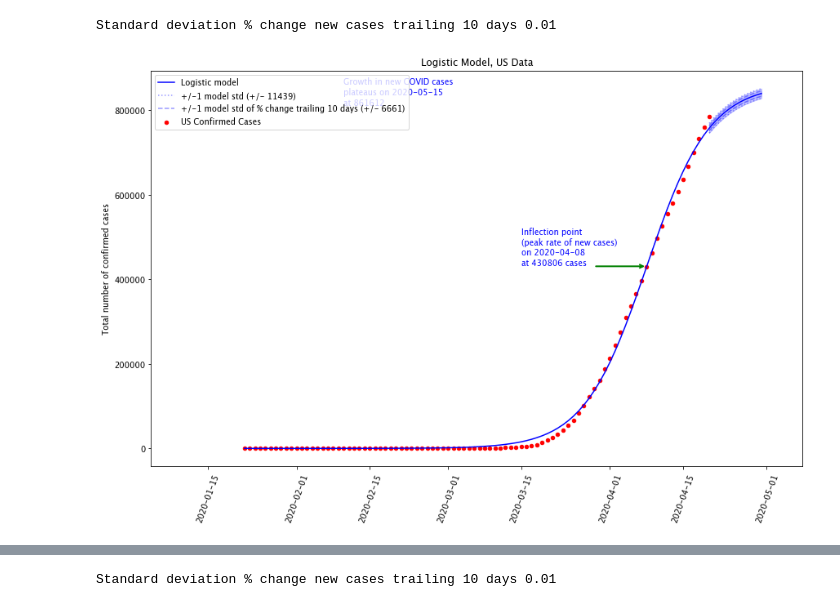
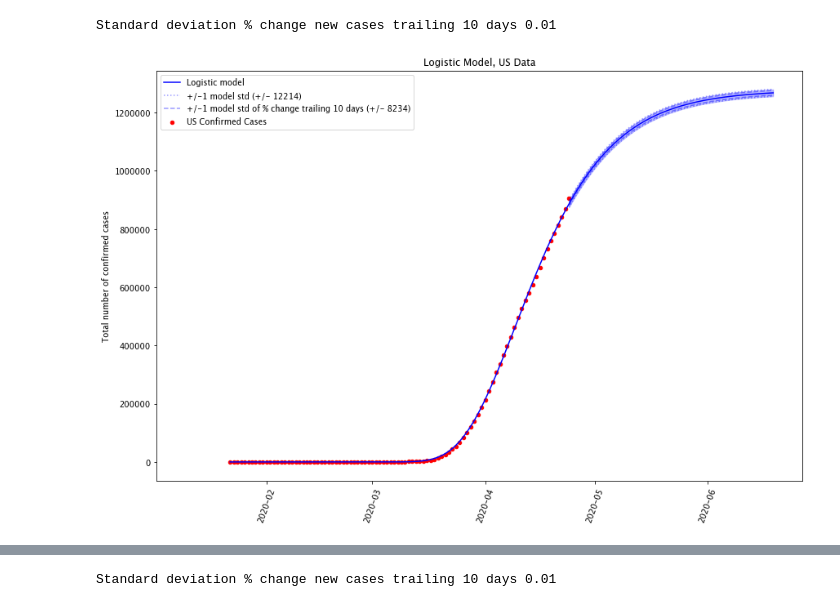
Before and after one commit to jayurbain/covid19, a Jupyter notebook: covid19_logistic_model.ipynb, the cells around one changed output, grey strips where cells are left out. Saved outputs shown, nothing was run; the diff lists cells and outputs as text; code cells hidden in the pictures.

```diff
--- a/covid19_logistic_model.ipynb
+++ b/covid19_logistic_model.ipynb
@@ -1234,7 +1234,7 @@ df = df_us['Cases'].to_frame('Cases').reset_index()[:]
 df
 x_us = df.index
 y_us = df['Cases']
-fit = curve_fit(logistic_model,x_us,y_us,p0=[2,75,1000000])
+fit = curve_fit(gompertz_model,x_us,y_us,p0=[2,75,1000000])
 
 popt_us = fit[0] # optimized parameters
 pcov_us = fit[1] # covariance matrix
@@ -1253,7 +1253,7 @@ print('errors', errors)
 print('Expected number of infected people at infection end:', round(c,2), '+/-', round(errors[1],2))
 print('Infection peak in days from start:', round(b,2), '+/-', round(errors[1],2))
 
-us_inflection_date = np.datetime64(df_confirmed.index.values.min()) + np.timedelta64(int(round(b,2)),'D')
+us_inflection_date = np.datetime64(df_confirmed.index.values.min()) + np.timedelta64(int(round(a,2)),'D')
 print('us_inflection_date',us_inflection_date)
 
 us_inflection_date_string = np.datetime_as_string(us_inflection_date, unit='D')
@@ -1288,8 +1288,8 @@ us_day_offset = 0
 us_end_offset = len(df_us)
 x_us = df_us.index
 y_us = df_us['Cases']
-x_ext = np.arange(100)
-x_ext_offset = np.arange(len(df_us)-1, 100)
+x_ext = np.arange(150)
+x_ext_offset = np.arange(len(df_us)-1, 150)
 
 fig, ax = plt.subplots(figsize=(12,8), constrained_layout=True)
 degrees = 70
@@ -1301,51 +1301,68 @@ plt.scatter(d, y_us, color="red", marker='o', s=20, label="US Confirmed Cases")
 # Fitted logistic curve
 # [np.datetime64('2020-01-22') + np.timedelta64(i,'D') for i in x_ext]
 
-plt.plot([np.datetime64('2020-01-22') + np.timedelta64(i,'D') for i in x_ext], [logistic_model(i, popt_us[0], popt_us[1], popt_us[2]*1) for i in x_ext], 'b-', label="Logistic model" )
+plt.plot([np.datetime64('2020-01-22') + np.timedelta64(i,'D') for i in x_ext], [gompertz_model(i, popt_us[0], popt_us[1], popt_us[2]*1) for i in x_ext], 'b-', label="Logistic model" )
 
 dd = [np.datetime64('2020-01-22') + np.timedelta64(i,'D') for i in x_ext_offset]
 stdcalc = int(pcov_us[2,2]**0.5)
 stdlabel = '+/-1 model std (+/- ' + str(stdcalc) + ')'
-plt.plot(dd, [logistic_model(i, popt_us[0], popt_us[1], popt_us[2]*1)+stdcalc for i in x_ext_offset], 'b:', alpha=.4, label=stdlabel )
-plt.plot(dd, [logistic_model(i, popt_us[0], popt_us[1], popt_us[2]*1)-stdcalc for i in x_ext_offset], 'b:', alpha=.4 )
+plt.plot(dd, [gompertz_model(i, popt_us[0], popt_us[1], popt_us[2]*1)+stdcalc for i in x_ext_offset], 'b:', alpha=.4, label=stdlabel )
+plt.plot(dd, [gompertz_model(i, popt_us[0], popt_us[1], popt_us[2]*1)-stdcalc for i in x_ext_offset], 'b:', alpha=.4 )
 
 plt.fill_between(dd,
-                 [logistic_model(i, popt_us[0], popt_us[1], popt_us[2]*1)+stdcalc for i in x_ext_offset],
-                 [logistic_model(i, popt_us[0], popt_us[1], popt_us[2]*1)-stdcalc for i in x_ext_offset],
+                 [gompertz_model(i, popt_us[0], popt_us[1], popt_us[2]*1)+stdcalc for i in x_ext_offset],
+                 [gompertz_model(i, popt_us[0], popt_us[1], popt_us[2]*1)-stdcalc for i in x_ext_offset],
                  color="blue", alpha=.2)
 
 std_10_factor = int(popt_us[2]*std_10)
 stdlabel = '+/-1 model std of % change trailing 10 days (+/- ' + str(std_10_factor) + ')'
-plt.plot(dd, [logistic_model(i, popt_us[0], popt_us[1], popt_us[2]*1)+ (logistic_model(i, popt_us[0], popt_us[1], popt_us[2]*1)*std_10) for i in x_ext_offset], 'b--', alpha=.4, label=stdlabel )
-plt.plot(dd, [logistic_model(i, popt_us[0], popt_us[1], popt_us[2]*1)- (logistic_model(i, popt_us[0], popt_us[1], popt_us[2]*1)*std_10) for i in x_ext_offset], 'b--', alpha=.4 )
+plt.plot(dd, [gompertz_model(i, popt_us[0], popt_us[1], popt_us[2]*1)+ (gompertz_model(i, popt_us[0], popt_us[1], popt_us[2]*1)*std_10) for i in x_ext_offset], 'b--', alpha=.4, label=stdlabel )
+plt.plot(dd, [gompertz_model(i, popt_us[0], popt_us[1], popt_us[2]*1)- (gompertz_model(i, popt_us[0], popt_us[1], popt_us[2]*1)*std_10) for i in x_ext_offset], 'b--', alpha=.4 )
 
 plt.fill_between(dd,
-                 [logistic_model(i, popt_us[0], popt_us[1], popt_us[2]*1)+ (logistic_model(i, popt_us[0], popt_us[1], popt_us[2]*1)*std_10) for i in x_ext_offset],
-                 [logistic_model(i, popt_us[0], popt_us[1], popt_us[2]*1)- (logistic_model(i, popt_us[0], popt_us[1], popt_us[2]*1)*std_10) for i in x_ext_offset],
+                 [gompertz_model(i, popt_us[0], popt_us[1], popt_us[2]*1)+ (gompertz_model(i, popt_us[0], popt_us[1], popt_us[2]*1)*std_10) for i in x_ext_offset],
+                 [gompertz_model(i, popt_us[0], popt_us[1], popt_us[2]*1)- (gompertz_model(i, popt_us[0], popt_us[1], popt_us[2]*1)*std_10) for i in x_ext_offset],
                  color="blue", alpha=.1)
 
-style = dict(size=10, color='blue')
-d = np.datetime_as_string( np.datetime64(us_inflection_date_string))
-do = np.datetime_as_string( np.datetime64(us_inflection_date_string) + np.timedelta64(-24,'D') )
-ax.text(do, round(popt_us[2]/2*1)+1000, 'Inflection point \n(peak rate of new cases) \non ' + d + '\nat ' + str(int(popt_us[2]/2*1)) + ' cases' , **style)
-d = np.datetime_as_string( np.datetime64(us_inflection_end_date_string))
-do = np.datetime_as_string( np.datetime64(us_inflection_end_date_string) + np.timedelta64(-95,'D') )
-ax.text(do, round(popt_us[2]*1)-50000, 'Growth in new COVID cases \nplateaus on ' + us_inflection_end_date_string + '\nat ' + str(int(popt_us[2]*1)), **style)
+# dates
+# us_inflection_date = np.datetime64(df_confirmed.index.values.min()) + np.timedelta64(int(round(popt_us[2]/2,2)),'D')
+# print('us_inflection_date',us_inflection_date)
+
+# us_inflection_date_string = np.datetime_as_string(us_inflection_date, unit='D')
+# print('us_inflection_date_string', us_inflection_date_string)
+
+# d = int(fsolve(lambda x_it : gompertz_model(x_it,a,b,c) - int(c), b))
+# print('days end', d)
+
+# us_inflection_end_date = np.datetime64(df_confirmed.index.values.min()) + np.timedelta64(int(round(d,2)),'D')
+
+# us_inflection_end_date_string = np.datetime_as_string(us_inflection_end_date, unit='D')
+# print('infection_end_date_string', infection_end_date_string)
+#
+
+
+# style = dict(size=10, color='blue')
+# d = np.datetime_as_string( np.datetime64(us_inflection_date_string))
+# do = np.datetime_as_string( np.datetime64(us_inflection_date_string) + np.timedelta64(-24,'D') )
+# ax.text(do, round(popt_us[2]/2*1)+1000, 'Inflection point \n(peak rate of new cases) \non ' + d + '\nat ' + str(int(popt_us[2]/2*1)) + ' cases' , **style)
+# d = np.datetime_as_string( np.datetime64(us_inflection_end_date_string))
+# do = np.datetime_as_string( np.datetime64(us_inflection_end_date_string) + np.timedelta64(-95,'D') )
+# ax.text(do, round(popt_us[2]*1)-50000, 'Growth in new COVID cases \nplateaus on ' + us_inflection_end_date_string + '\nat ' + str(int(popt_us[2]*1)), **style)
 # plt.scatter(us_inflection_date, popt_us[2]/2*1, s=100, facecolors='none', edgecolors='red', label="Estimated point of inflection in new cases")
 # plt.plot(np.array([us_inflection_date,us_inflection_date]),
 #          np.array([popt_us[2]/2+20000,popt_us[2]/2-20000]),
 #          color="red", label="Estimated point of inflection in new cases")
 
-doia1 = np.datetime_as_string( np.datetime64(us_inflection_date_string) + np.timedelta64(-10,'D') )
-doia2 = np.datetime_as_string( np.datetime64(us_inflection_date_string) + np.timedelta64(0,'D') )
-ax.annotate('', xy=(doia2,int(popt_us[2]/2*1)+0), xytext=(doia1, int(popt_us[2]/2*1)),
-            arrowprops={'arrowstyle': '->', 'color': 'green', 'lw': 2}, va='center', )
+# doia1 = np.datetime_as_string( np.datetime64(us_inflection_date_string) + np.timedelta64(-10,'D') )
+# doia2 = np.datetime_as_string( np.datetime64(us_inflection_date_string) + np.timedelta64(0,'D') )
+# ax.annotate('', xy=(doia2,int(popt_us[2]/2*1)+0), xytext=(doia1, int(popt_us[2]/2*1)),
+#             arrowprops={'arrowstyle': '->', 'color': 'green', 'lw': 2}, va='center', )
 
 plt.legend()
 # plt.xlabel("Days since " + min_date)
 plt.ylabel("Total number of confirmed cases")
 plt.title('Logistic Model, US Data')
 plt.savefig('US Logistic Model, US Data composite.png')
 plt.show()
 # %% [output]
-[figure, old version]
+[figure, new version]
```
Also changed, not shown: parts of 63 cells of this notebook, 15 other files.
